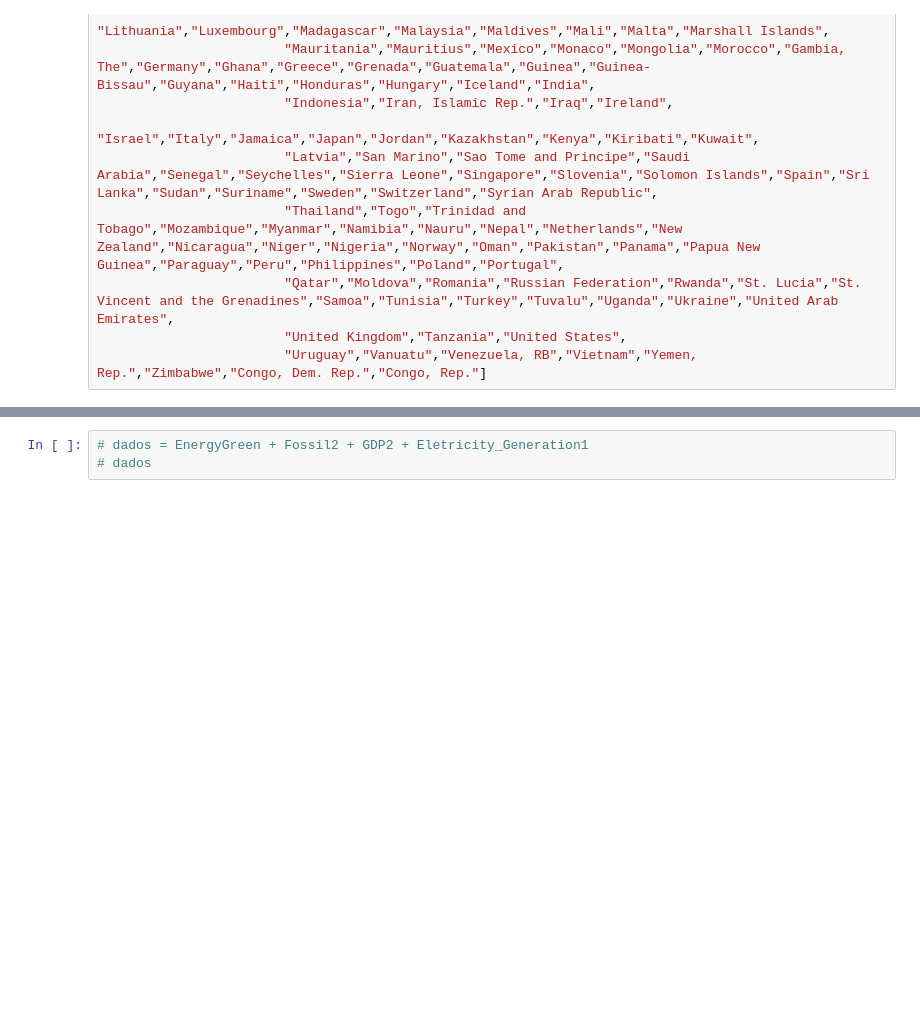
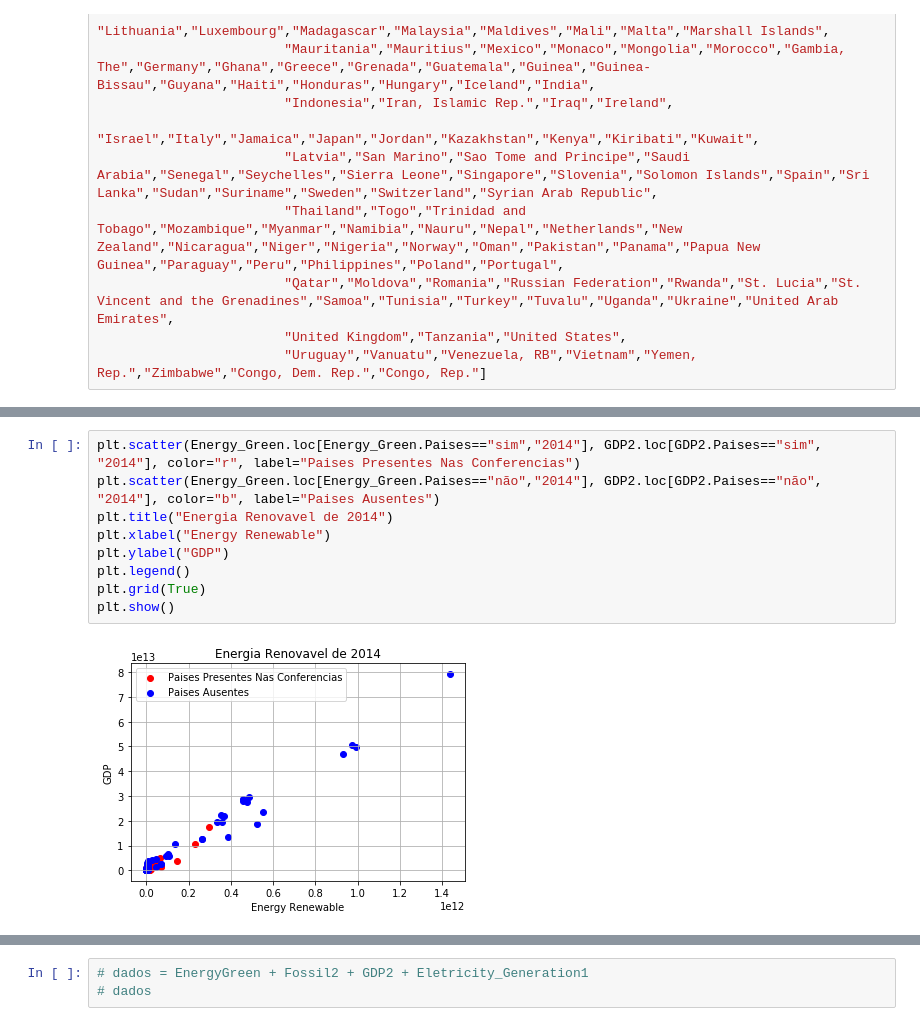
Before and after one commit to Sy2k/CdProjeto, a Jupyter notebook: Projeto1/Rascunho2.ipynb, the cells around one changed output, grey strips where cells are left out. Drawn from its saved outputs; the diff is of its cells as text; blank space fills up the shorter version.

```diff
--- a/Projeto1/Rascunho2.ipynb
+++ b/Projeto1/Rascunho2.ipynb
@@ -237 +273,12 @@ não    264
 Name: Paises, dtype: int64
+# %%
+plt.scatter(Energy_Green.loc[Energy_Green.Paises=="sim","2014"], GDP2.loc[GDP2.Paises=="sim", "2014"], color="r", label="Paises Presentes Nas Conferencias")
+plt.scatter(Energy_Green.loc[Energy_Green.Paises=="não","2014"], GDP2.loc[GDP2.Paises=="não", "2014"], color="b", label="Paises Ausentes")
+plt.title("Energia Renovavel de 2014")
+plt.xlabel("Energy Renewable")
+plt.ylabel("GDP")
+plt.legend()
+plt.grid(True)
+plt.show()
+# %% [output]
+[figure, added]
```
Also changed, not shown: parts of 31 cells of this notebook, 3 other files.
